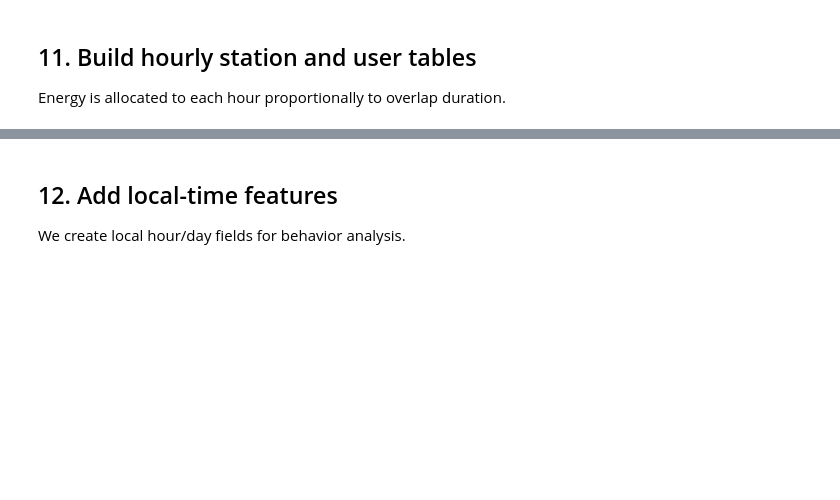
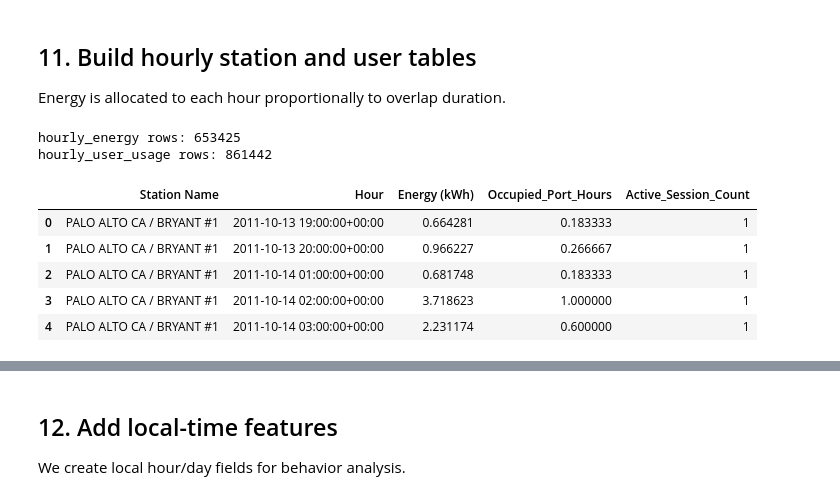
Before and after one commit to dumitritamacarenco/Introduction-to-Business-Analytics---Project-, a Jupyter notebook: ev_clean_pipeline.ipynb, the cells around one changed output, grey strips where cells are left out. Drawn from its saved outputs; the diff is of its cells as text; code cells hidden in the pictures; blank space fills up the shorter version.

```diff
--- a/ev_clean_pipeline.ipynb
+++ b/ev_clean_pipeline.ipynb
@@ -225,6 +342,7 @@ def split_session_into_hours(start_utc, end_utc):
 ## 11. Build hourly station and user tables
 Energy is allocated to each hour proportionally to overlap duration.
 # %%
+# Build hourly station and user tables (updated naming + cleaner logic)
 station_rows = []
 user_rows = []
 
@@ -240,32 +358,41 @@ for _, r in df_time_clean.iterrows():
         station_rows.append({
             "Station Name": r["Station Name"],
             "Hour": hour,
             "Energy (kWh)": e_h,
             "Occupied_Port_Hours": occ_h,
-            "Session_Count": 1
+            "Active_Session_Count": 1
         })
 
         if pd.notna(r["User ID"]) and str(r["User ID"]).strip() != "":
             user_rows.append({
                 "User ID": str(r["User ID"]).strip(),
                 "Hour": hour,
                 "Energy (kWh)": e_h,
                 "Occupied_Port_Hours": occ_h,
-                "Session_Count": 1
+                "Active_Session_Count": 1
             })
 
 hourly_energy = (
     pd.DataFrame(station_rows)
     .groupby(["Station Name", "Hour"], as_index=False)
     .sum()
 )
 
 hourly_user_usage = (
     pd.DataFrame(user_rows)
     .groupby(["User ID", "Hour"], as_index=False)
     .sum()
 )
 
 print("hourly_energy rows:", len(hourly_energy))
 print("hourly_user_usage rows:", len(hourly_user_usage))
 display(hourly_energy.head())
+# %% [output]
+hourly_energy rows: 653425
+hourly_user_usage rows: 861442
+|  | Station Name | Hour | Energy (kWh) | Occupied_Port_Hours | Active_Session_Count |
+| 0 | PALO ALTO CA / BRYANT #1 | 2011-10-13 19:00:00+00:00 | 0.664281 | 0.183333 | 1 |
+| 1 | PALO ALTO CA / BRYANT #1 | 2011-10-13 20:00:00+00:00 | 0.966227 | 0.266667 | 1 |
+| 2 | PALO ALTO CA / BRYANT #1 | 2011-10-14 01:00:00+00:00 | 0.681748 | 0.183333 | 1 |
+| 3 | PALO ALTO CA / BRYANT #1 | 2011-10-14 02:00:00+00:00 | 3.718623 | 1.000000 | 1 |
+| 4 | PALO ALTO CA / BRYANT #1 | 2011-10-14 03:00:00+00:00 | 2.231174 | 0.600000 | 1 |
```
Also changed, not shown: parts of 14 cells of this notebook.
